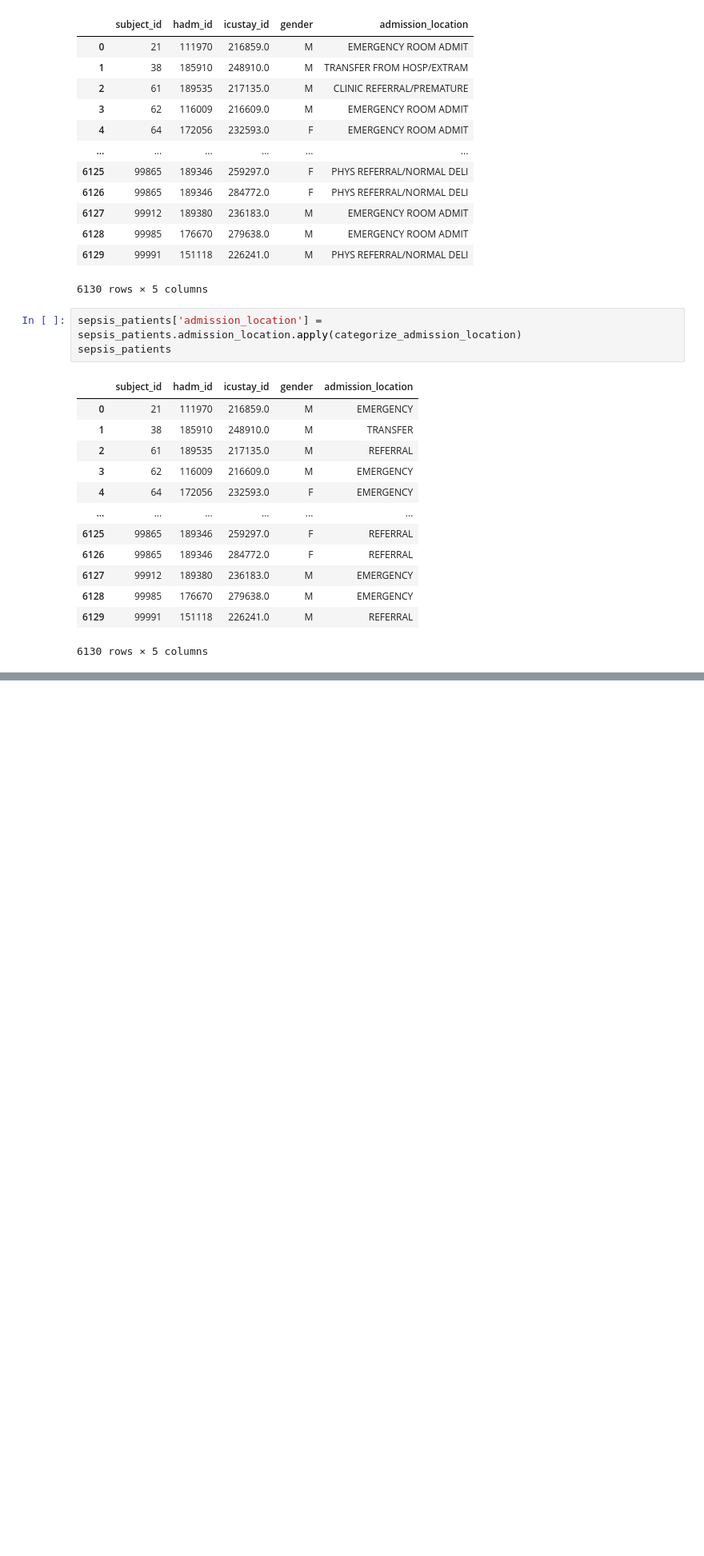
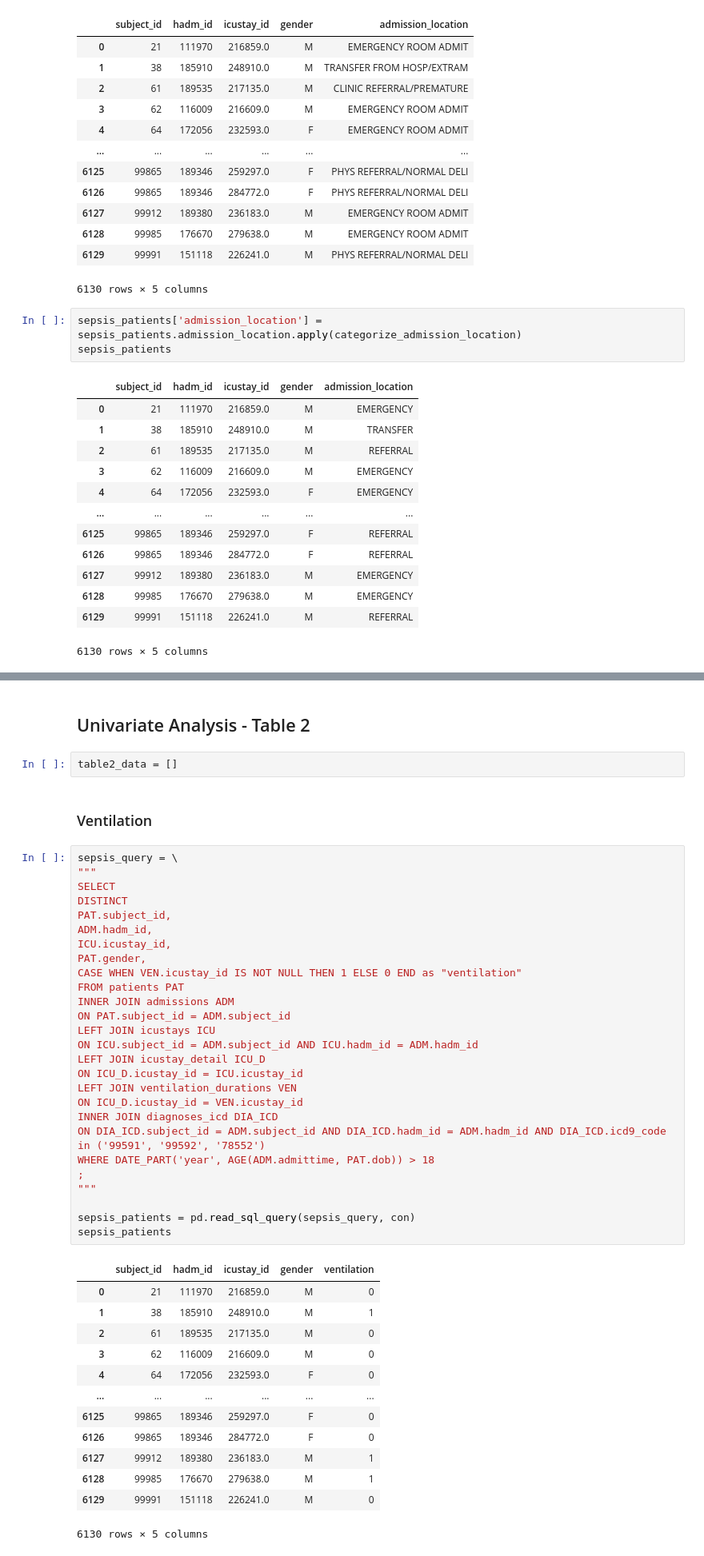
Before and after one commit to ryashpal/mimic_iii_explore, a Jupyter notebook: analysis/statistical/ASSOCIATION OF SEX WITH CLINICAL OUTCOME IN CRITICALLY ILL SEPSIS PATIENTS.ipynb, the cells around one changed output, grey strips where cells are left out. Shown at 80% size. Saved outputs shown, nothing was run; the diff lists cells and outputs as text; blank space fills up the shorter version.

Commit message:
pushing code for table 2 analysis

```diff
--- a/analysis/statistical/ASSOCIATION OF SEX WITH CLINICAL OUTCOME IN CRITICALLY ILL SEPSIS PATIENTS.ipynb
+++ b/analysis/statistical/ASSOCIATION OF SEX WITH CLINICAL OUTCOME IN CRITICALLY ILL SEPSIS PATIENTS.ipynb
@@ -878,3 +880,50 @@ summary_df
 | 23 | Admission Location = REFERRAL | 1071 | 802 | 0.891477 | 3.727085e-01 |
 | 24 | Admission Location = EMERGENCY | 1670 | 1374 | -2.301380 | 2.140353e-02 |
 | 25 | Admission Location = TRANSFER | 712 | 501 | 1.856805 | 6.338681e-02 |
+# %% [markdown]
+## Univariate Analysis - Table 2
+# %%
+table2_data = []
+# %% [markdown]
+### Ventilation
+# %%
+sepsis_query = \
+"""
+SELECT
+DISTINCT
+PAT.subject_id,
+ADM.hadm_id,
+ICU.icustay_id,
+PAT.gender,
+CASE WHEN VEN.icustay_id IS NOT NULL THEN 1 ELSE 0 END as "ventilation"
+FROM patients PAT
+INNER JOIN admissions ADM
+ON PAT.subject_id = ADM.subject_id
+LEFT JOIN icustays ICU
+ON ICU.subject_id = ADM.subject_id AND ICU.hadm_id = ADM.hadm_id
+LEFT JOIN icustay_detail ICU_D
+ON ICU_D.icustay_id = ICU.icustay_id
+LEFT JOIN ventilation_durations VEN
+ON ICU_D.icustay_id = VEN.icustay_id
+INNER JOIN diagnoses_icd DIA_ICD
+ON DIA_ICD.subject_id = ADM.subject_id AND DIA_ICD.hadm_id = ADM.hadm_id AND DIA_ICD.icd9_code in ('99591', '99592', '78552')
+WHERE DATE_PART('year', AGE(ADM.admittime, PAT.dob)) > 18
+;
+"""
+
+sepsis_patients = pd.read_sql_query(sepsis_query, con)
+sepsis_patients
+# %% [output]
+|  | subject_id | hadm_id | icustay_id | gender | ventilation |
+| 0 | 21 | 111970 | 216859.0 | M | 0 |
+| 1 | 38 | 185910 | 248910.0 | M | 1 |
+| 2 | 61 | 189535 | 217135.0 | M | 0 |
+| 3 | 62 | 116009 | 216609.0 | M | 0 |
+| 4 | 64 | 172056 | 232593.0 | F | 0 |
+| ... | ... | ... | ... | ... | ... |
+| 6125 | 99865 | 189346 | 259297.0 | F | 0 |
+| 6126 | 99865 | 189346 | 284772.0 | F | 0 |
+| 6127 | 99912 | 189380 | 236183.0 | M | 1 |
+| 6128 | 99985 | 176670 | 279638.0 | M | 1 |
+| 6129 | 99991 | 151118 | 226241.0 | M | 0 |
+6130 rows × 5 columns
```
Also changed, not shown: parts of 36 cells of this notebook.
